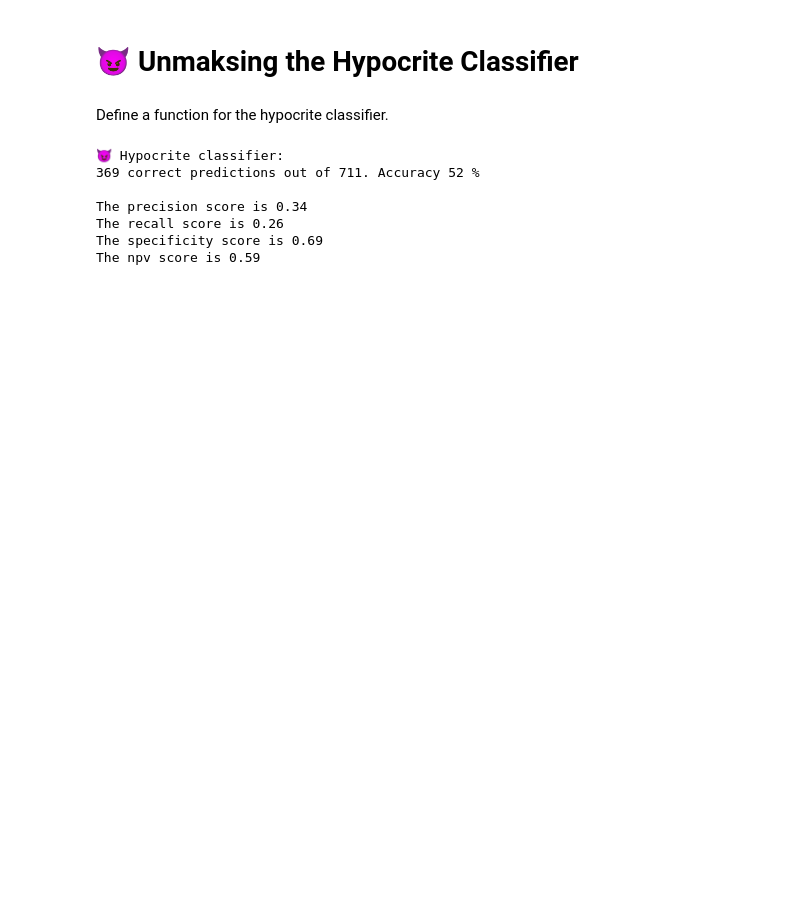
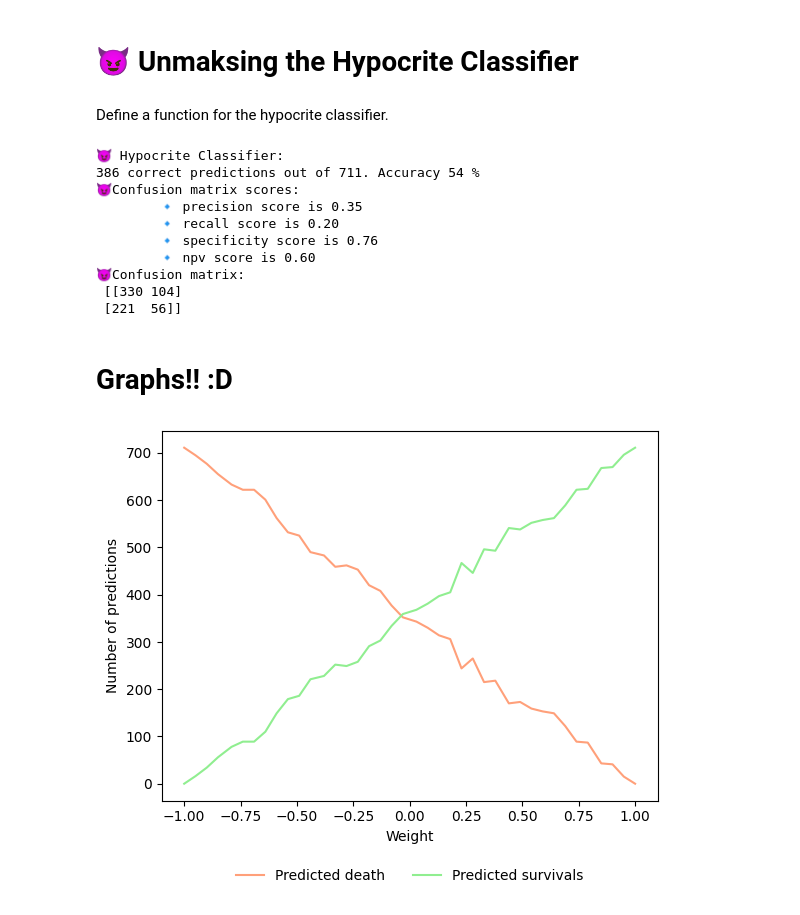
Before and after one commit to lshriver/binary_classifiers, a Jupyter notebook: titanic/notebooks/hypocrite-classifier.ipynb, the cells around one changed output. Cells and saved outputs as stored; diff of their text form; code cells hidden in the pictures; blank space fills up the shorter version.

Commit message:
number of predictions vs. weight of hypocrite classifier 📉

```diff
--- a/titanic/notebooks/hypocrite-classifier.ipynb
+++ b/titanic/notebooks/hypocrite-classifier.ipynb
@@ -61,13 +59,21 @@ def hypocrite(passenger, weight):
 hypocrite_predictions = run(lambda passenger: hypocrite(passenger, -0.5), train_input)
 hypocrite_cm = confusion_matrix(train_labels, hypocrite_predictions)
 # %%
-print(f'😈 {bc.HEADER}Hypocrite classifier:{bc.ENDC}')
+print(f'😈 {bc.HEADER}Hypocrite Classifier:{bc.ENDC}')
+print(evaluate(hypocrite_predictions, train_labels))
+print(f'😈{bc.HEADER}Confusion matrix scores:{bc.ENDC}')
 print_classifier_scores(train_labels, hypocrite_predictions, hypocrite_cm)
+print(f'😈{bc.HEADER}Confusion matrix:{bc.ENDC}\n', hypocrite_cm)
 # %% [output]
-😈 Hypocrite classifier:
-369 correct predictions out of 711. Accuracy 52 %
-
-The precision score is 0.34
-The recall score is 0.26
-The specificity score is 0.69
-The npv score is 0.59
+😈 Hypocrite Classifier:
+386 correct predictions out of 711. Accuracy 54 %
+😈Confusion matrix scores:
+        🔹 precision score is 0.35
+        🔹 recall score is 0.20
+        🔹 specificity score is 0.76
+        🔹 npv score is 0.60
+😈Confusion matrix:
+ [[330 104]
+ [221  56]]
+# %% [markdown]
+# Graphs!! :D
@@ -73,0 +107,28 @@ The npv score is 0.59
+# %%
+# Listing Plot the distribution of predictions
+import matplotlib.pyplot as plt
+import matplotlib
+
+# create a graph for the number of predicted deaths
+deaths, = plt.plot(
+    weights, # point at x-axis
+    list(map(lambda cur: l_cm[cur][0][0]+l_cm[cur][1][0], steps)),
+    'lightsalmon',   # color of the graph
+    label='Predicted death'
+)
+
+# create a graph for the number of predicted survivals
+survivals, = plt.plot(
+    weights, # point at x-axis
+    list(map(lambda cur: l_cm[cur][0][1]+l_cm[cur][1][1], steps)),
+    'lightgreen', # color of the graph
+    label = 'Predicted survivals'
+)
+
+plt.legend(handles=[deaths, survivals],loc='upper center',
+           bbox_to_anchor=(0.5, -0.15), framealpha=0.0, ncol=2)
+plt.xlabel("Weight")
+plt.ylabel("Number of predictions")
+plt.show()
+# %% [output]
+[figure, added]
```
Also changed, not shown: parts of 2 cells of this notebook.
